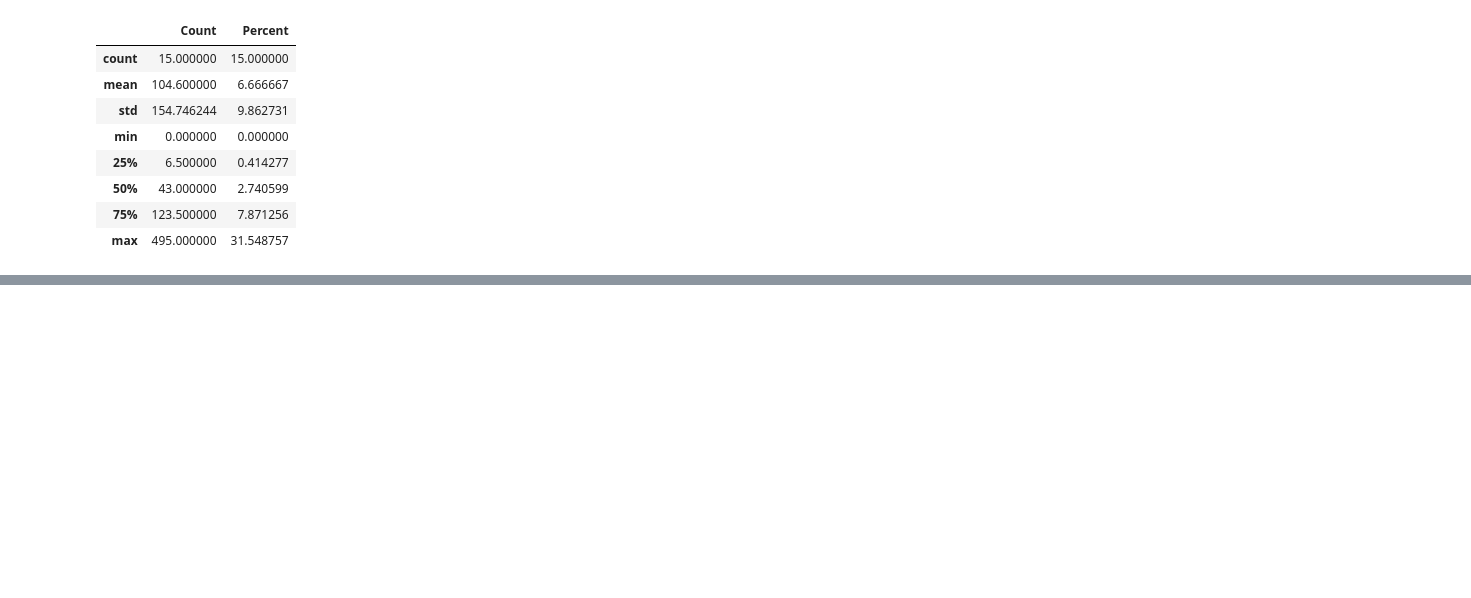
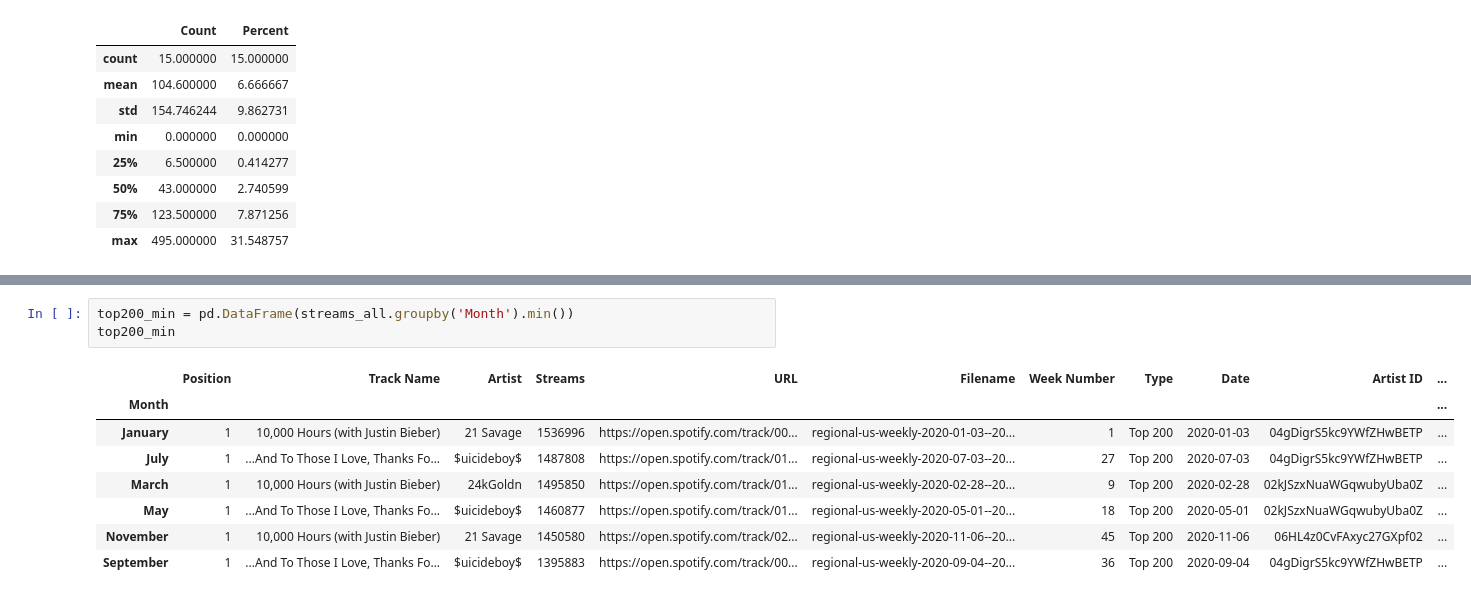
Before and after one commit to Teablee/project-one, a Jupyter notebook: graphs.ipynb, the cells around one changed output, grey strips where cells are left out. Saved outputs shown, nothing was run; the diff lists cells and outputs as text; blank space fills up the shorter version.

```diff
--- a/graphs.ipynb
+++ b/graphs.ipynb
@@ -1092,0 +1244,12 @@ sorted_all_viral_genre_df.describe()
+# %%
+top200_min = pd.DataFrame(streams_all.groupby('Month').min())
+top200_min
+# %% [output]
+|  | Position | Track Name | Artist | Streams | URL | Filename | Week Number | Type | Date | Artist ID | ... |
+| Month |  |  |  |  |  |  |  |  |  |  | ... |
+| January | 1 | 10,000 Hours (with Justin Bieber) | 21 Savage | 1536996 | https://open.spotify.com/track/00... | regional-us-weekly-2020-01-03--20... | 1 | Top 200 | 2020-01-03 | 04gDigrS5kc9YWfZHwBETP | ... |
+| July | 1 | ...And To Those I Love, Thanks Fo... | $uicideboy$ | 1487808 | https://open.spotify.com/track/01... | regional-us-weekly-2020-07-03--20... | 27 | Top 200 | 2020-07-03 | 04gDigrS5kc9YWfZHwBETP | ... |
+| March | 1 | 10,000 Hours (with Justin Bieber) | 24kGoldn | 1495850 | https://open.spotify.com/track/01... | regional-us-weekly-2020-02-28--20... | 9 | Top 200 | 2020-02-28 | 02kJSzxNuaWGqwubyUba0Z | ... |
+| May | 1 | ...And To Those I Love, Thanks Fo... | $uicideboy$ | 1460877 | https://open.spotify.com/track/01... | regional-us-weekly-2020-05-01--20... | 18 | Top 200 | 2020-05-01 | 02kJSzxNuaWGqwubyUba0Z | ... |
+| November | 1 | 10,000 Hours (with Justin Bieber) | 21 Savage | 1450580 | https://open.spotify.com/track/02... | regional-us-weekly-2020-11-06--20... | 45 | Top 200 | 2020-11-06 | 06HL4z0CvFAxyc27GXpf02 | ... |
+| September | 1 | ...And To Those I Love, Thanks Fo... | $uicideboy$ | 1395883 | https://open.spotify.com/track/00... | regional-us-weekly-2020-09-04--20... | 36 | Top 200 | 2020-09-04 | 04gDigrS5kc9YWfZHwBETP | ... |
```
Also changed, not shown: parts of 14 cells of this notebook.
